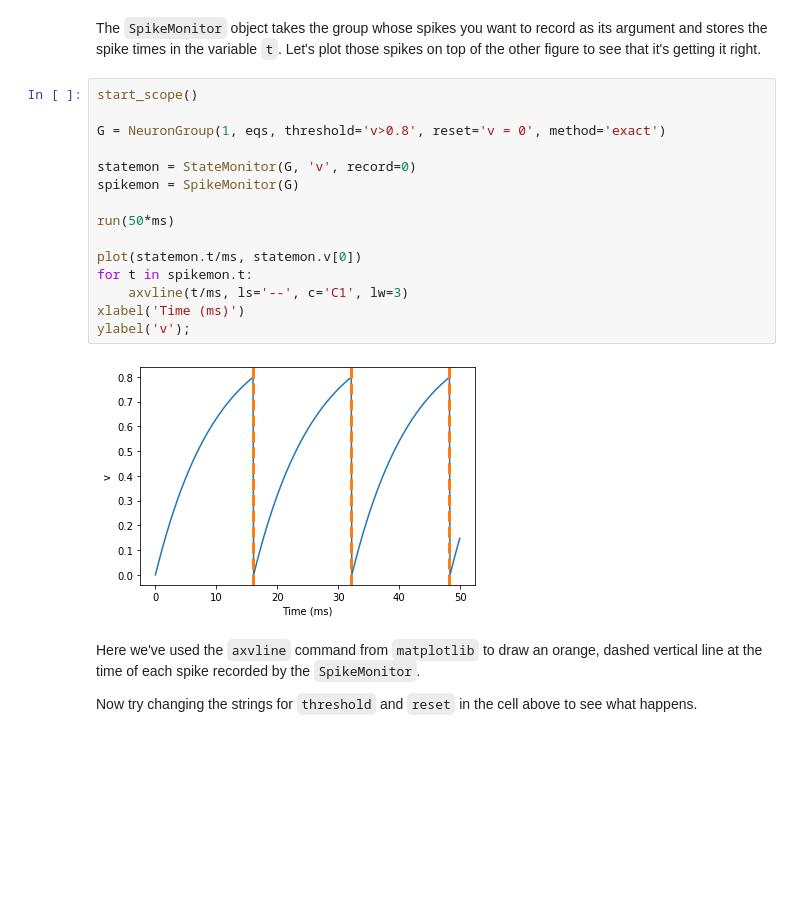
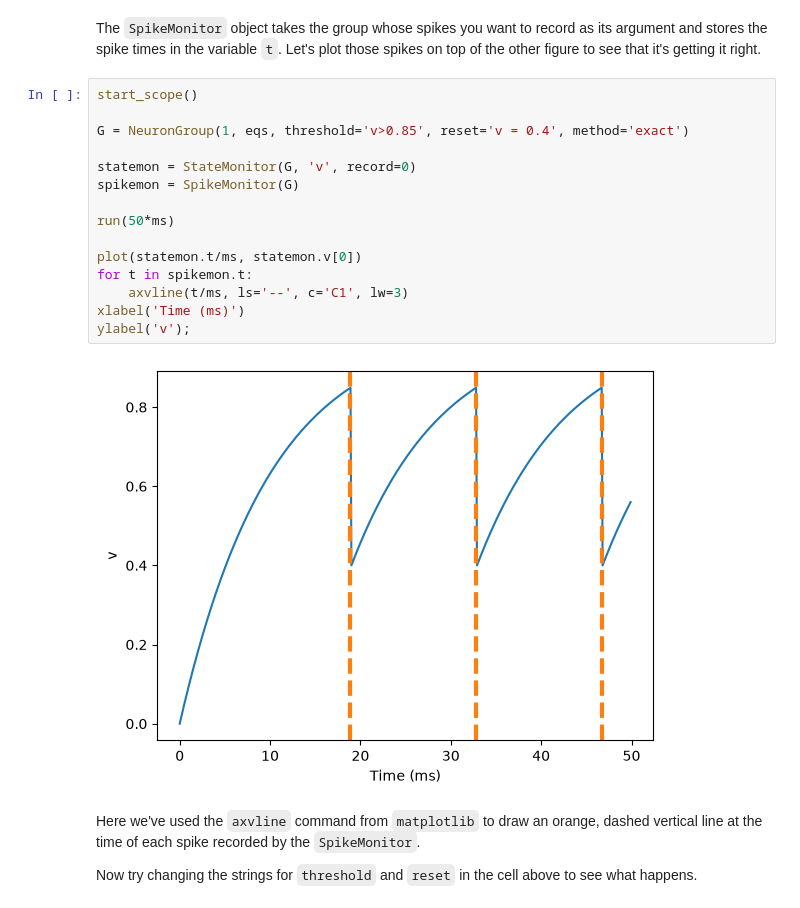
Before and after one commit to K4ffeMan/d7064e, a Jupyter notebook: 1-intro-to-brian-neurons.ipynb, the cells around one changed output. Saved outputs shown, nothing was run; the diff lists cells and outputs as text; blank space fills up the shorter version.

```diff
--- a/1-intro-to-brian-neurons.ipynb
+++ b/1-intro-to-brian-neurons.ipynb
@@ -226,20 +230,20 @@ The ``SpikeMonitor`` object takes the group whose spikes you want to record as i
 # %%
 start_scope()
 
-G = NeuronGroup(1, eqs, threshold='v>0.8', reset='v = 0', method='exact')
+G = NeuronGroup(1, eqs, threshold='v>0.85', reset='v = 0.4', method='exact')
 
 statemon = StateMonitor(G, 'v', record=0)
 spikemon = SpikeMonitor(G)
 
 run(50*ms)
 
 plot(statemon.t/ms, statemon.v[0])
 for t in spikemon.t:
     axvline(t/ms, ls='--', c='C1', lw=3)
 xlabel('Time (ms)')
 ylabel('v');
 # %% [output]
-[figure, old version]
+[figure, new version]
 # %% [markdown]
 Here we've used the ``axvline`` command from ``matplotlib`` to draw an orange, dashed vertical line at the time of each spike recorded by the ``SpikeMonitor``.
 
```
Also changed, not shown: parts of 17 cells of this notebook.
